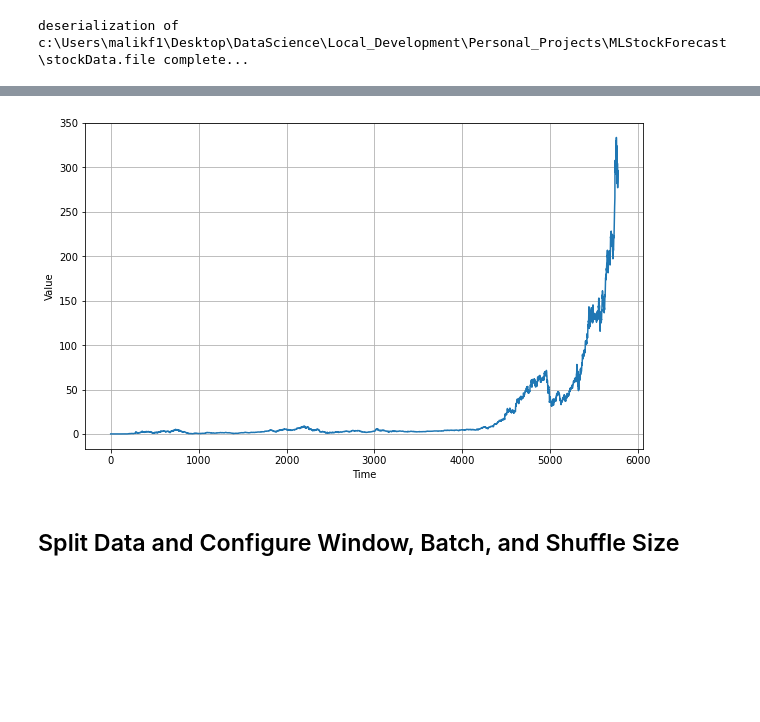
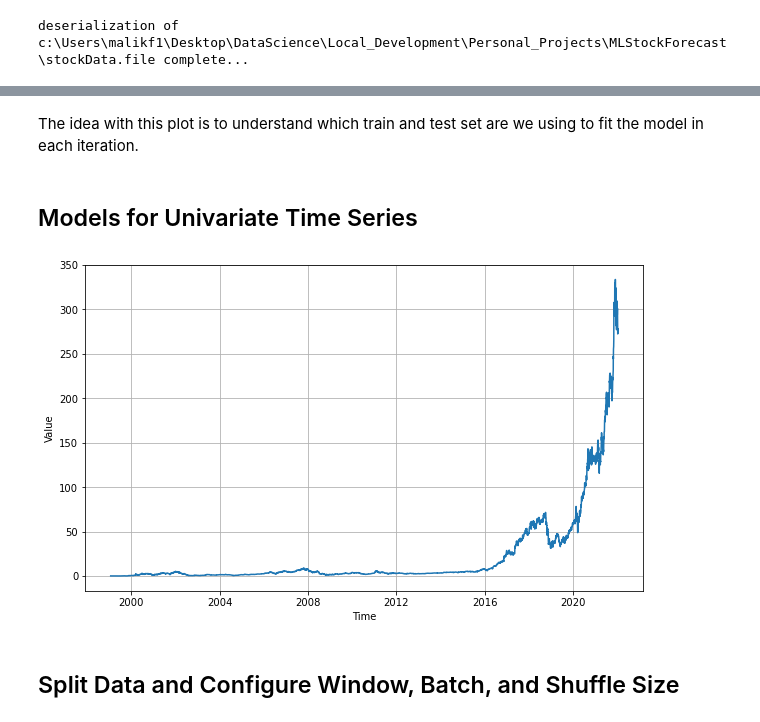
Before and after one commit to IllegalOpcode007/mlForecast, a Jupyter notebook: neuralNetStockForecast.ipynb, the cells around one changed output, grey strips where cells are left out. Saved outputs shown, nothing was run; the diff lists cells and outputs as text; code cells hidden in the pictures; blank space fills up the shorter version.

```diff
--- a/neuralNetStockForecast.ipynb
+++ b/neuralNetStockForecast.ipynb
@@ -43,10 +622,15 @@ deserialization of c:\Users\malikf1\Desktop\DataScience\Local_Development\Person
+# %% [markdown]
+The idea with this plot is to understand which train and test set are we using to fit the model in each iteration.
+# %% [markdown]
+## Models for Univariate Time Series
 # %%
 # dump['NVDA'] = dump['NVDA'].dropna()
 # dump['NVDA'].reset_index(inplace=True, drop = True)
 time = dump[myTicker].index.values #np.arange(len(dump['NVDA']), dtype="float32")
+time = dump[myTicker]['date']
 series = dump[myTicker]['close'].to_numpy()
 
 plt.figure(figsize=(10, 6))
 plot_series(time, series, start = None)
 # %% [output]
-[figure, old version]
+[figure, new version]
```
Also changed, not shown: parts of 52 cells of this notebook, 1 other file.
